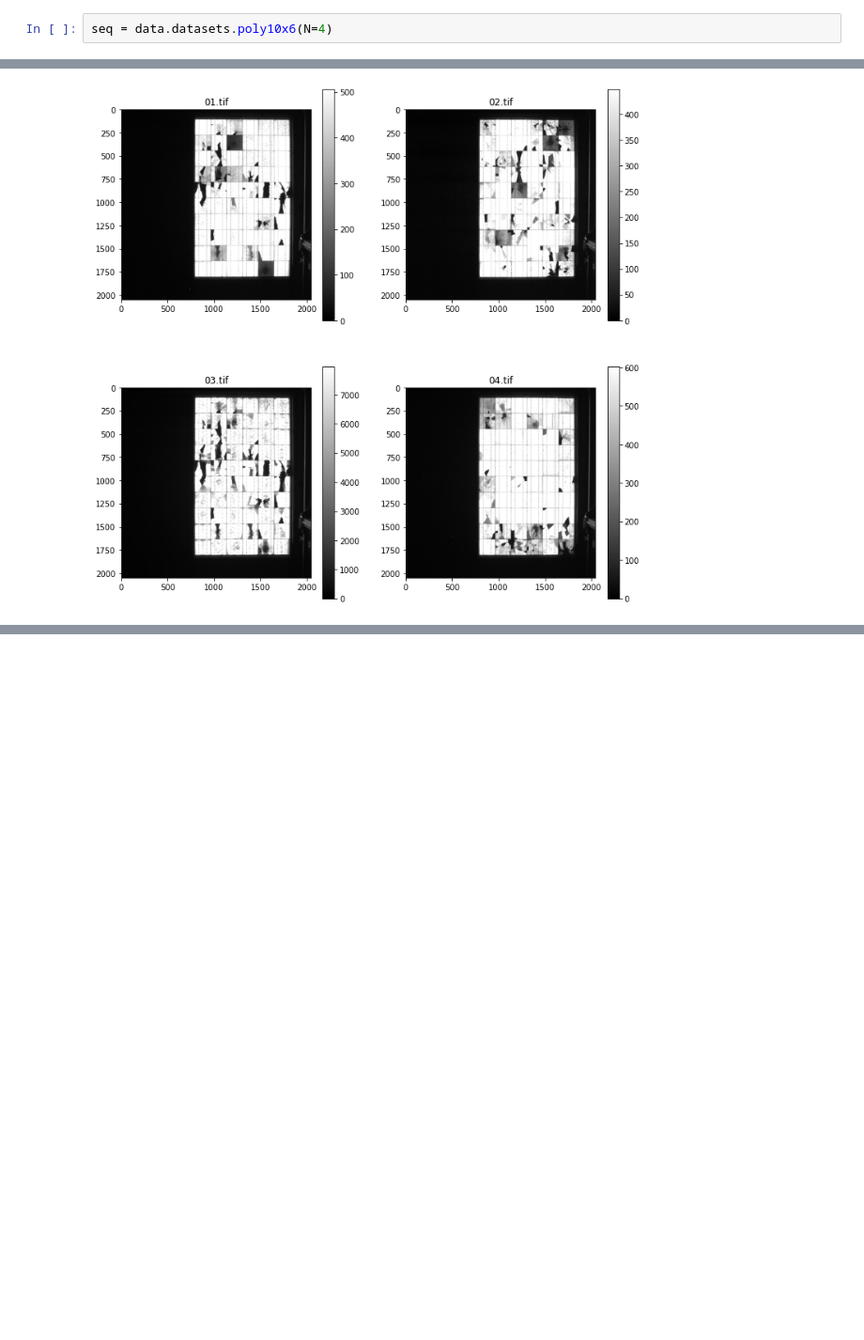
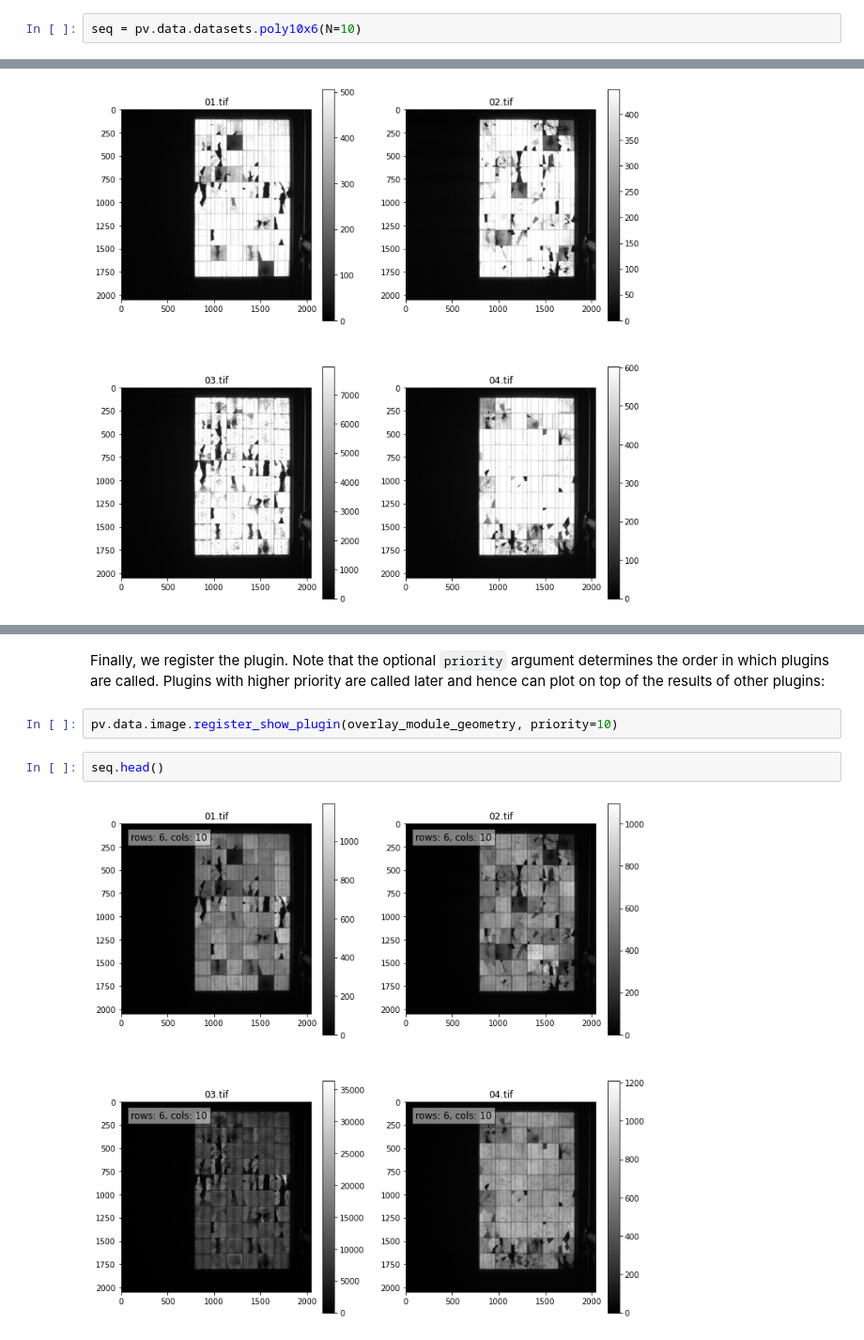
Before and after one commit to ma0ho/pvinspect, a Jupyter notebook: examples/20200116_viewer-options.ipynb, the cells around one changed output, grey strips where cells are left out. Shown at 94% size. Cells and saved outputs as stored; diff of their text form; blank space fills up the shorter version.

```diff
--- a/examples/20200116_viewer-options.ipynb
+++ b/examples/20200116_viewer-options.ipynb
@@ -7,3 +7,3 @@ from pvinspect import data
 # %%
-seq = data.datasets.poly10x6(N=4)
+seq = pv.data.datasets.poly10x6(N=10)
 # %% [markdown]
@@ -38,0 +50,8 @@ seq.head(clip_high=75)
+# %% [markdown]
+Finally, we register the plugin. Note that the optional `priority` argument determines the order in which plugins are called. Plugins with higher priority are called later and hence can plot on top of the results of other plugins:
+# %%
+pv.data.image.register_show_plugin(overlay_module_geometry, priority=10)
+# %%
+seq.head()
+# %% [output]
+[figure, added]
```
Also changed, not shown: parts of 8 cells of this notebook, 3 other files.
